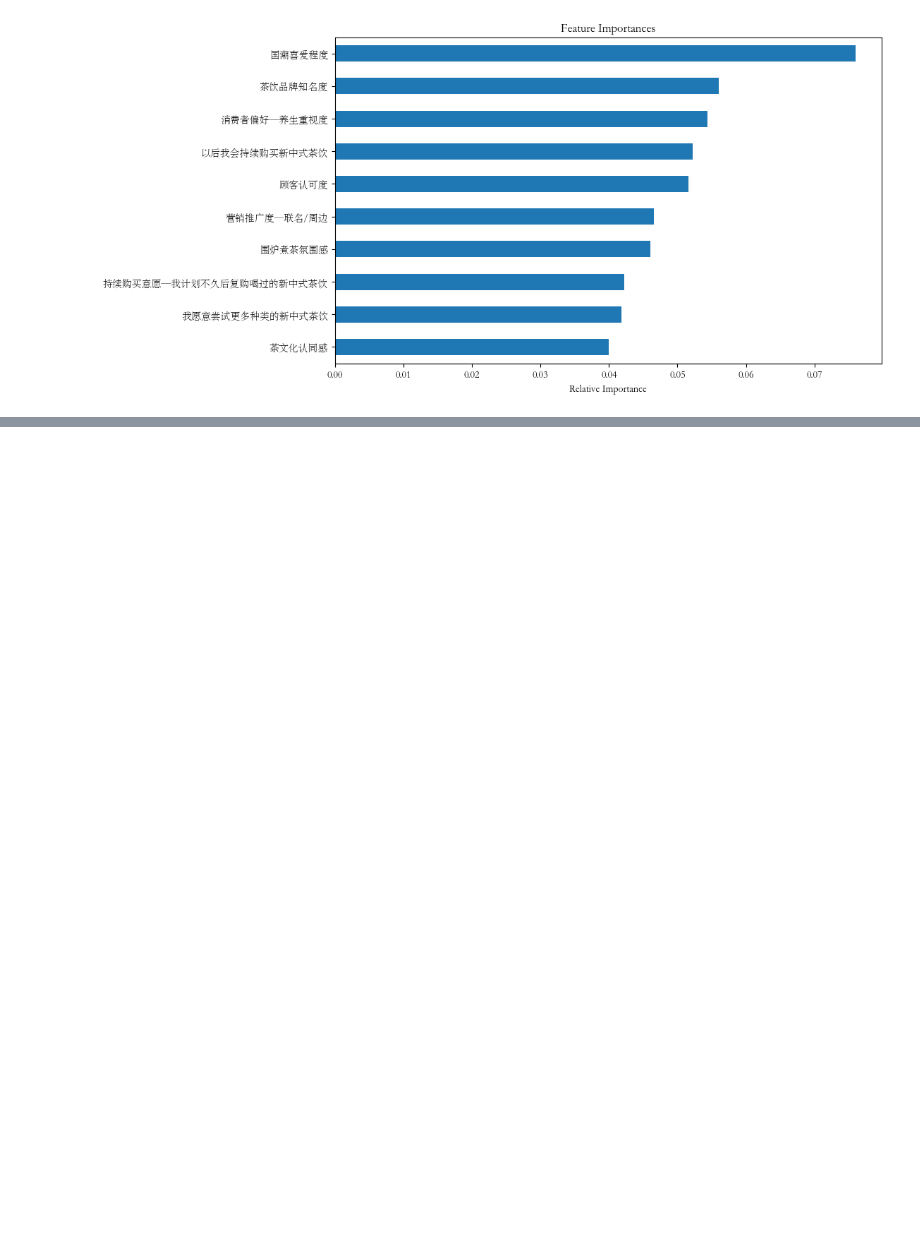
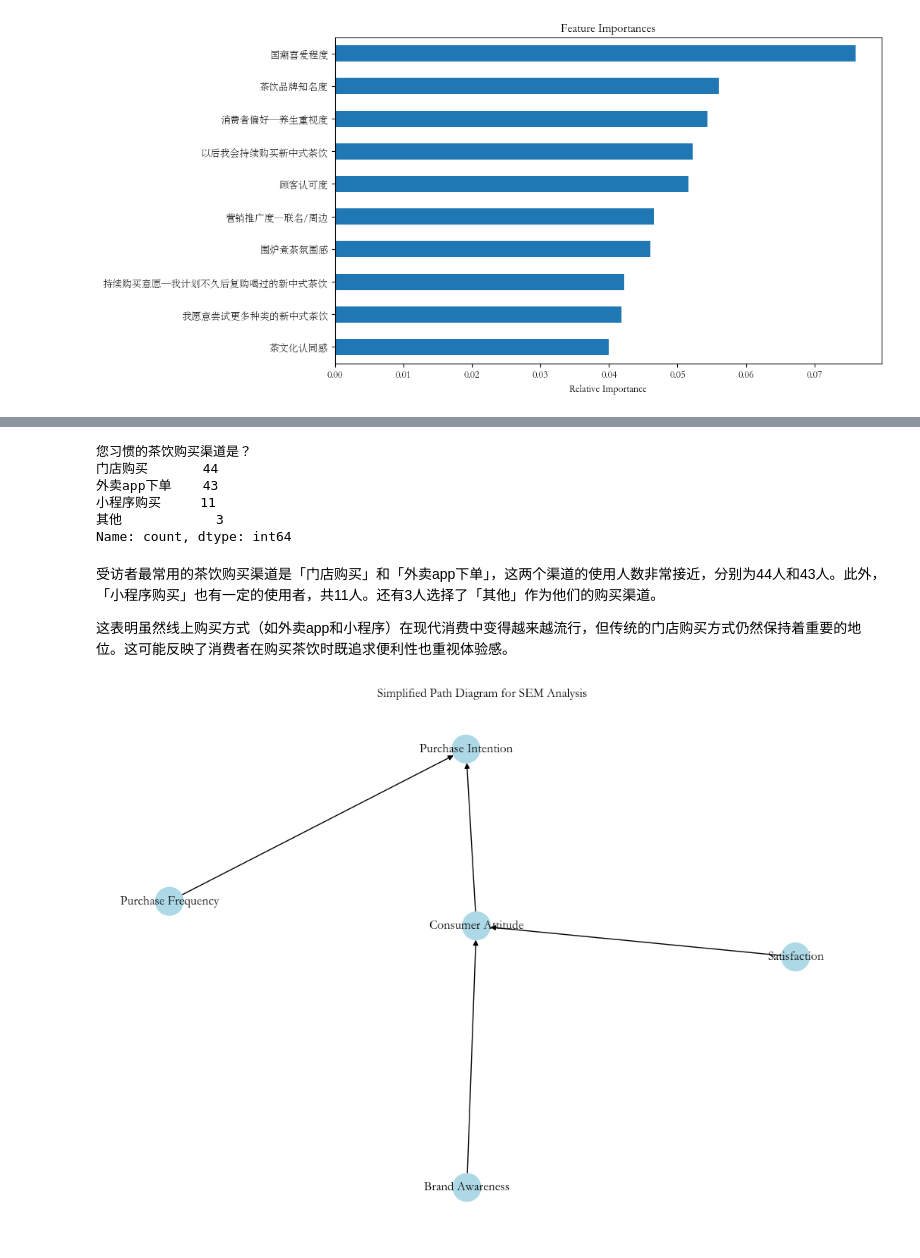
Before and after one commit to wifi504/new-cn-tea-analysis, a Jupyter notebook: main.ipynb, the cells around one changed output, grey strips where cells are left out. Drawn from its saved outputs; the diff is of its cells as text; code cells hidden in the pictures; blank space fills up the shorter version.

```diff
--- a/main.ipynb
+++ b/main.ipynb
@@ -205,0 +326,50 @@ plt.show()
+# %%
+# 分析受访者最常用的茶饮购买渠道
+channel_counts = raw_data['您习惯的茶饮购买渠道是？'].value_counts()
+channel_counts
+# %% [output]
+您习惯的茶饮购买渠道是？
+门店购买       44
+外卖app下单    43
+小程序购买     11
+其他            3
+Name: count, dtype: int64
+# %% [markdown]
+受访者最常用的茶饮购买渠道是「门店购买」和「外卖app下单」，这两个渠道的使用人数非常接近，分别为44人和43人。此外，「小程序购买」也有一定的使用者，共11人。还有3人选择了「其他」作为他们的购买渠道。
+
+这表明虽然线上购买方式（如外卖app和小程序）在现代消费中变得越来越流行，但传统的门店购买方式仍然保持着重要的地位。这可能反映了消费者在购买茶饮时既追求便利性也重视体验感。
+# %%
+
+# 创建一个有向图
+G = nx.DiGraph()
+
+# 添加节点
+G.add_node("Consumer Attitude", node_color='lightblue')
+G.add_node("Purchase Intention", node_color='lightgreen')
+G.add_node("Brand Awareness", node_color='lightcoral')
+G.add_node("Satisfaction", node_color='lightgrey')
+G.add_node("Purchase Frequency", node_color='lightgrey')
+
+# 添加边来表示变量之间的关系
+G.add_edges_from([
+    ("Consumer Attitude", "Purchase Intention"),
+    ("Brand Awareness", "Consumer Attitude"),
+    ("Satisfaction", "Consumer Attitude"),
+    ("Purchase Frequency", "Purchase Intention")
+])
+
+# 图形布局
+pos = nx.spring_layout(G)
+
+# 节点大小
+sizes = [700 for _ in range(len(G.nodes()))]
+
+# 绘制图形
+plt.figure(figsize=(10, 7))
+nx.draw(G, pos, with_labels=True, node_size=sizes, node_color="lightblue", font_size=12, arrows=True)
+
+# 显示图形
+plt.title("Simplified Path Diagram for SEM Analysis")
+plt.show()
+# %% [output]
+[figure, added]
```
Also changed, not shown: parts of 11 cells of this notebook.
